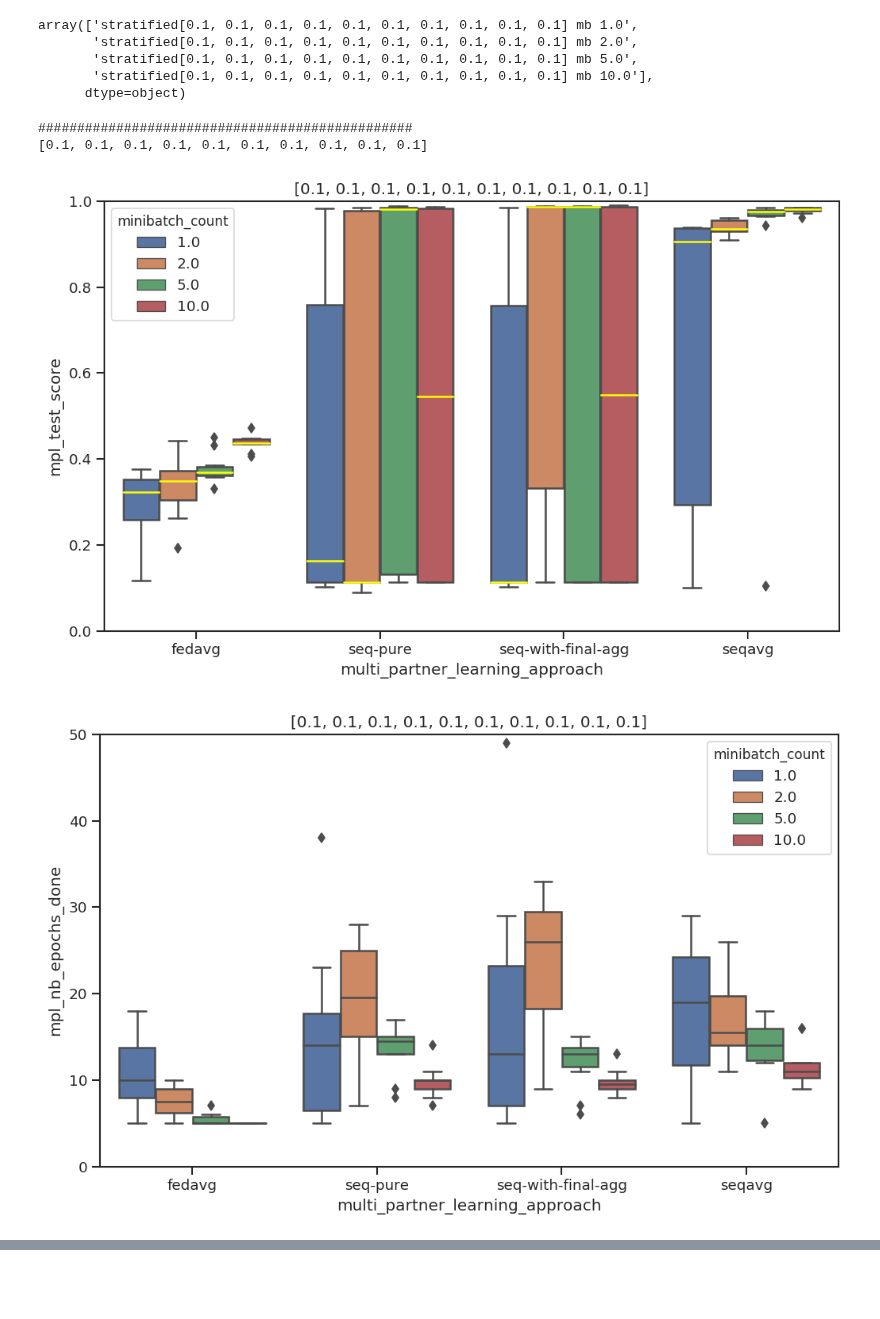
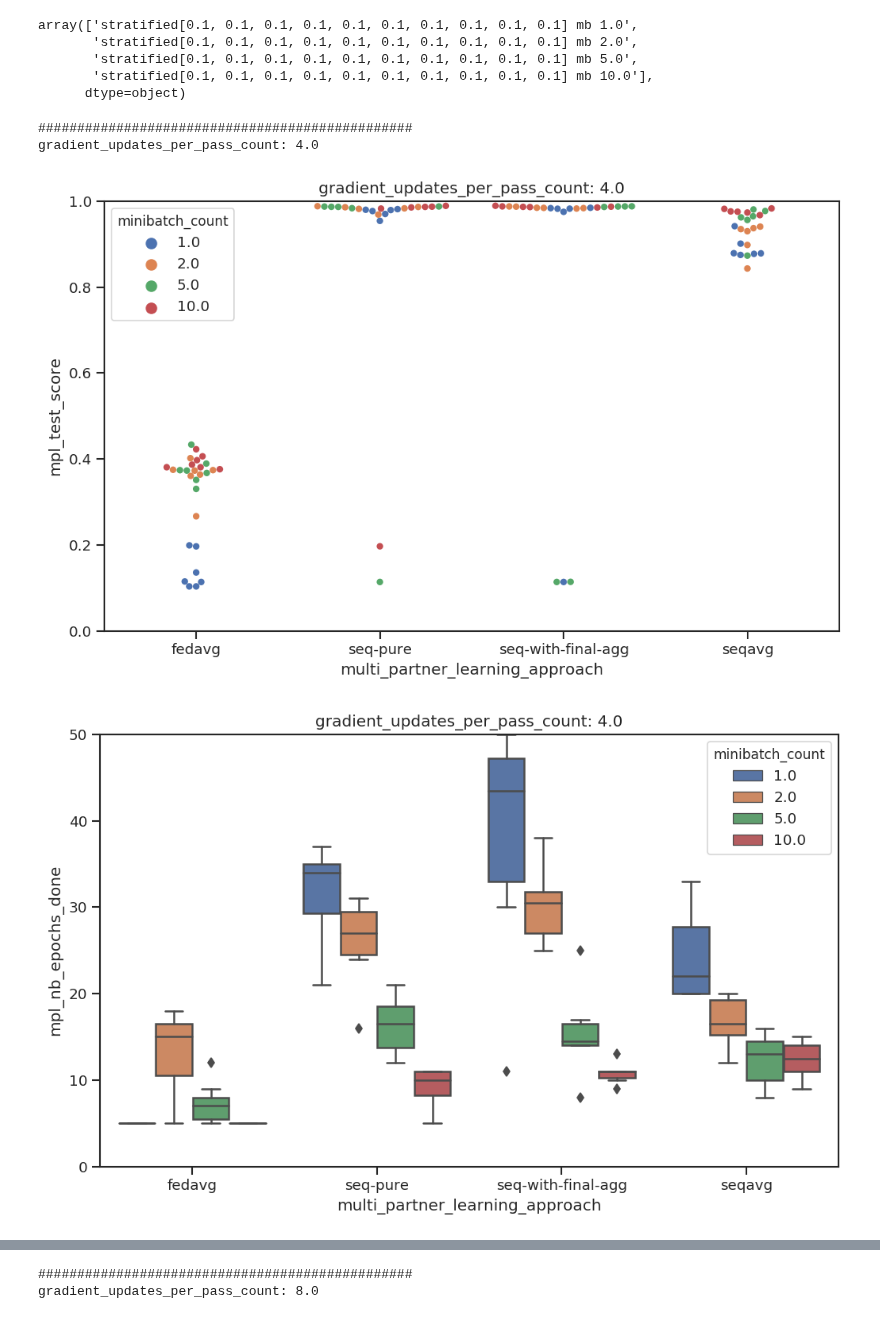
Before and after one commit to LabeliaLabs/distributed-learning-contributivity, a Jupyter notebook: notebooks/mpl.ipynb, the cells around one changed output, grey strips where cells are left out. Saved outputs shown, nothing was run; the diff lists cells and outputs as text; code cells hidden in the pictures; blank space fills up the shorter version.

```diff
--- a/notebooks/mpl.ipynb
+++ b/notebooks/mpl.ipynb
@@ -63,6 +63,7 @@ scenario_ids = df.scenario_id.unique()
 random_states = df.random_state.unique()
 samples_split_options = df.samples_split_option.unique()
 amounts_per_partner_list = df.amounts_per_partner.unique()
+gradient_updates_per_pass_count_list = df.gradient_updates_per_pass_count.unique()
 
 print('Random state', random_states)
 print('Scenario id', scenario_ids)
@@ -124,37 +125,40 @@ def get_x_tick_amount(df, scenario_id, partners_ids):
 # %%
 # Plot loop
 for amounts_per_partner in amounts_per_partner_list:
+    for gradient_updates_per_pass_count in gradient_updates_per_pass_count_list:
 
-    current_df = df[df.amounts_per_partner == amounts_per_partner]
+        current_df = df[(df.amounts_per_partner == amounts_per_partner) &
+                        (df.gradient_updates_per_pass_count == gradient_updates_per_pass_count)]
 
-    sns.set(style="ticks")
-    #current_df.info()
-    print("################################################")
-    print(amounts_per_partner)
+        sns.set(style="ticks")
+        #current_df.info()
+        print("################################################")
+        title = "gradient_updates_per_pass_count: " + str(gradient_updates_per_pass_count)
+        print(title)
 
-    plt.figure(figsize=(10, 6), dpi=120)
-    plt.title(amounts_per_partner)
-    ax = sns.boxplot(x="multi_partner_learning_approach", y="mpl_test_score", hue="minibatch_count",
-                       data=current_df, medianprops={'color':'yellow'})
-    plt.ylim([0, 1])
+        plt.figure(figsize=(10, 6), dpi=120)
+        plt.title(title)
+        ax = sns.swarmplot(x="multi_partner_learning_approach", y="mpl_test_score", hue="minibatch_count",
+                           data=current_df)
+        plt.ylim([0, 1])
 
-    plt.figure(figsize=(10, 6), dpi=120)
-    plt.title(amounts_per_partner)
-    ax = sns.boxplot(x="multi_partner_learning_approach", y="mpl_nb_epochs_done", hue="minibatch_count",
-                       data=current_df)
-    plt.ylim([0, 50])
+        plt.figure(figsize=(10, 6), dpi=120)
+        plt.title(title)
+        ax = sns.boxplot(x="multi_partner_learning_approach", y="mpl_nb_epochs_done", hue="minibatch_count",
+                           data=current_df)
+        plt.ylim([0, 50])
 
 
-    ax = plt.figure(figsize=(10, 6), dpi=120)
-    plt.title(amounts_per_partner)
-    sns.boxplot(x="multi_partner_learning_approach", y="computation_time_minutes", hue="minibatch_count",
-                     data=current_df)
-    plt.ylim(bottom=0)
+        ax = plt.figure(figsize=(10, 6), dpi=120)
+        plt.title(title)
+        sns.boxplot(x="multi_partner_learning_approach", y="computation_time_minutes", hue="minibatch_count",
+                         data=current_df)
+        plt.ylim(bottom=0)
 
 
-    plt.show()
+        plt.show()
 # %% [output]
 ################################################
-[0.1, 0.1, 0.1, 0.1, 0.1, 0.1, 0.1, 0.1, 0.1, 0.1]
+gradient_updates_per_pass_count: 4.0
-[figure, old version]
+[figure, new version]
-[figure, old version]
+[figure, new version]
@@ -161,0 +166,2 @@ for amounts_per_partner in amounts_per_partner_list:
+################################################
+gradient_updates_per_pass_count: 8.0
```
Also changed, not shown: parts of 5 cells of this notebook.
